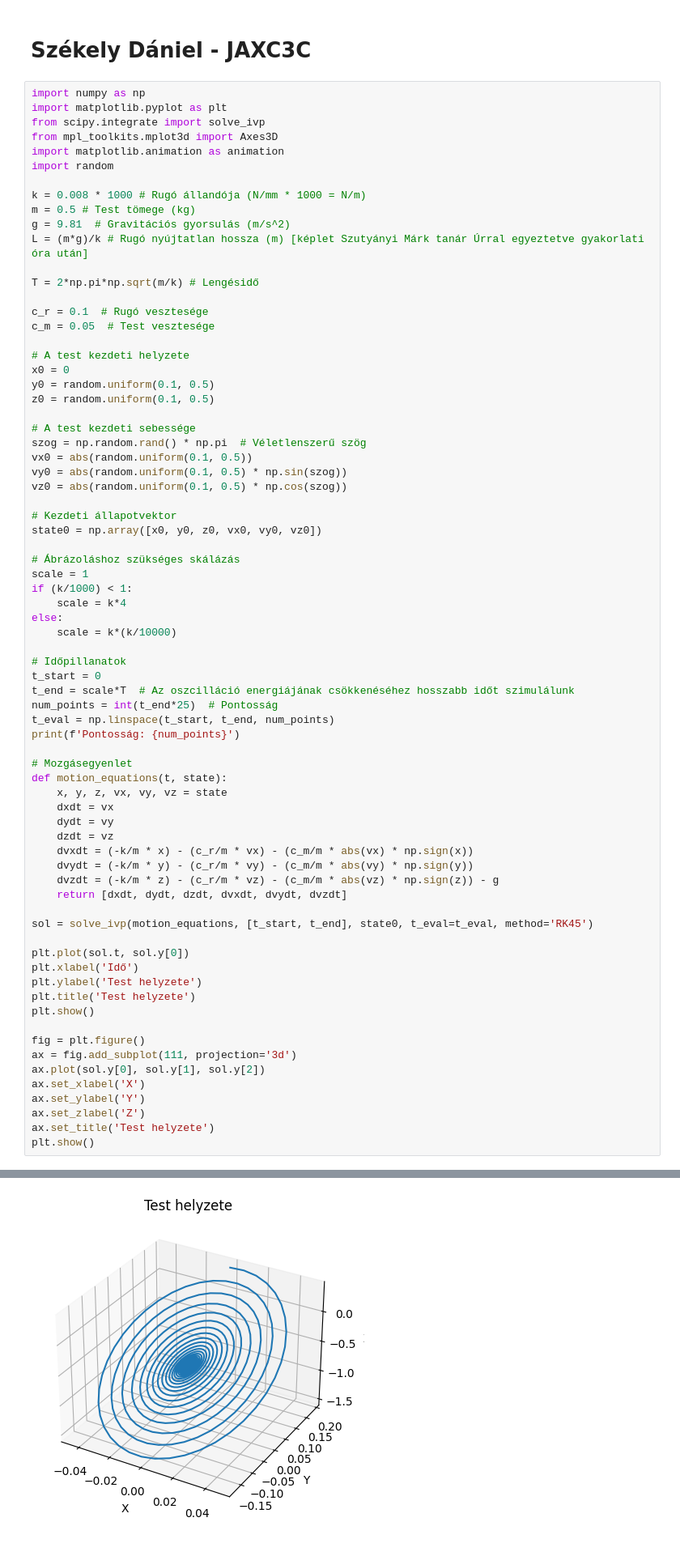
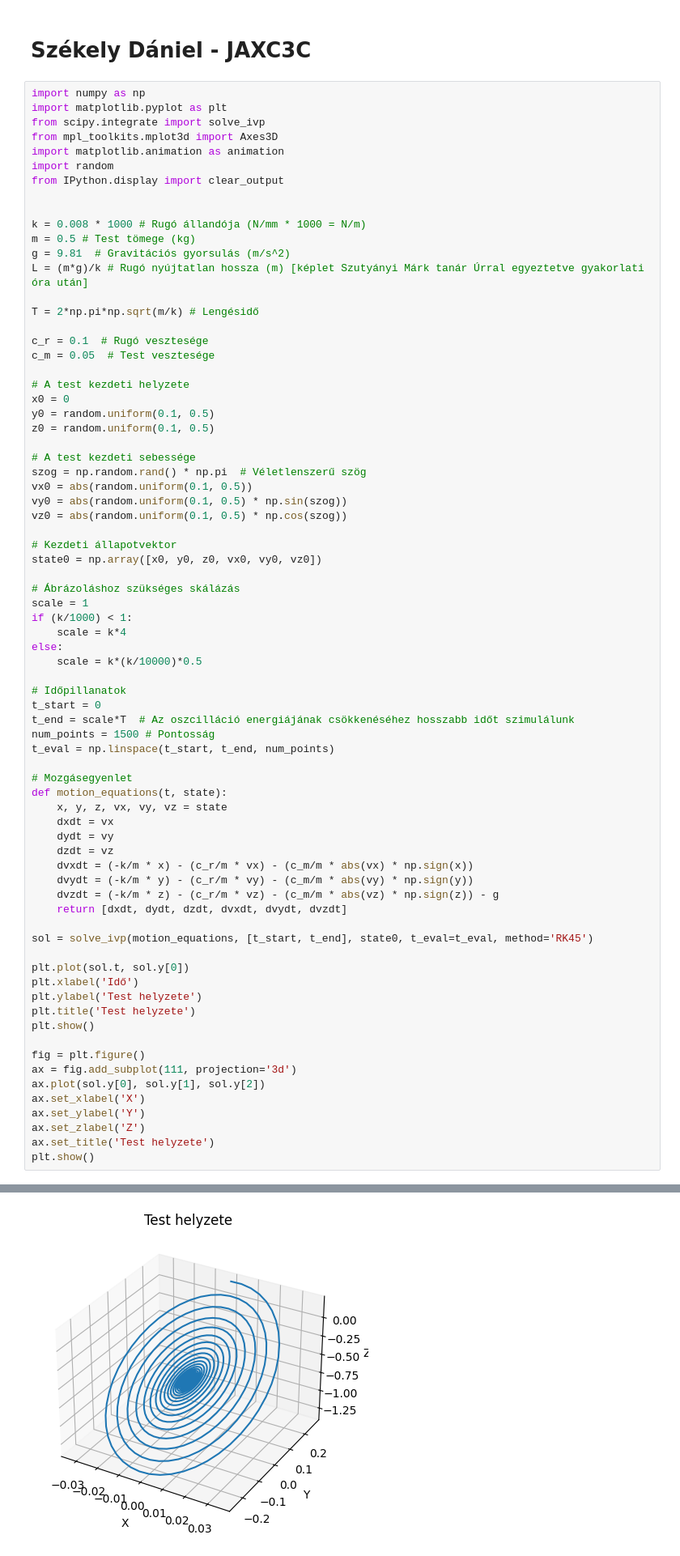
Before and after one commit to MrHumanRebel/sze_fizinfo, a Jupyter notebook: rezges_lenges/Szekely_Daniel_Rezges_Lenges.ipynb, the cells around one changed output, grey strips where cells are left out. Shown at 81% size. Saved outputs shown, nothing was run; the diff lists cells and outputs as text.

```diff
--- a/rezges_lenges/Szekely_Daniel_Rezges_Lenges.ipynb
+++ b/rezges_lenges/Szekely_Daniel_Rezges_Lenges.ipynb
@@ -7,6 +7,8 @@ from scipy.integrate import solve_ivp
 from mpl_toolkits.mplot3d import Axes3D
 import matplotlib.animation as animation
 import random
+from IPython.display import clear_output
+
 
 k = 0.008 * 1000 # Rugó állandója (N/mm * 1000 = N/m)
 m = 0.5 # Test tömege (kg)
@@ -37,14 +39,13 @@ scale = 1
 if (k/1000) < 1:
     scale = k*4
 else:
-    scale = k*(k/10000)
+    scale = k*(k/10000)*0.5
 
 # Időpillanatok
 t_start = 0
 t_end = scale*T  # Az oszcilláció energiájának csökkenéséhez hosszabb időt szimulálunk
-num_points = int(t_end*25)  # Pontosság
+num_points = 1500 # Pontosság
 t_eval = np.linspace(t_start, t_end, num_points)
-print(f'Pontosság: {num_points}')
 
 # Mozgásegyenlet
 def motion_equations(t, state):
@@ -79,4 +79,4 @@ Pontosság: 1256
-[figure, old version]
+[figure, new version]
 # %% [markdown]
 # Videó animáció
 # %%
```
Also changed, not shown: parts of 2 cells of this notebook.
